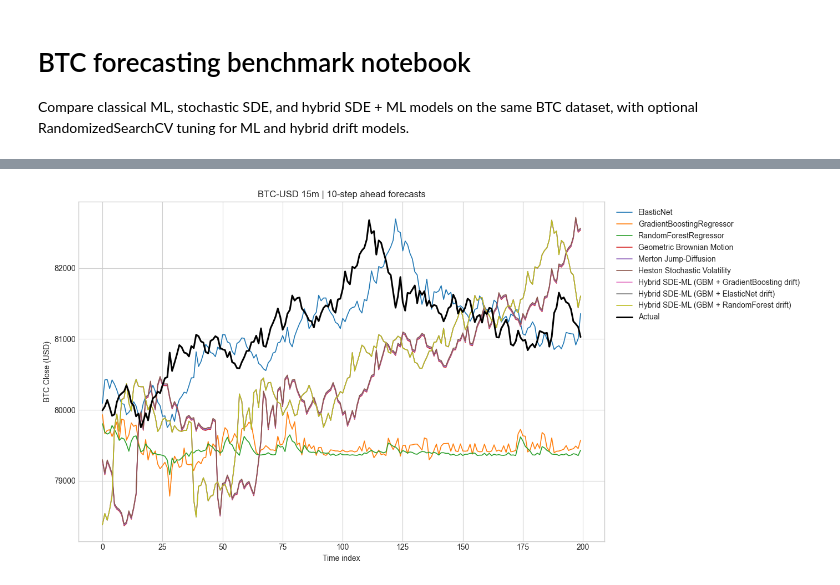
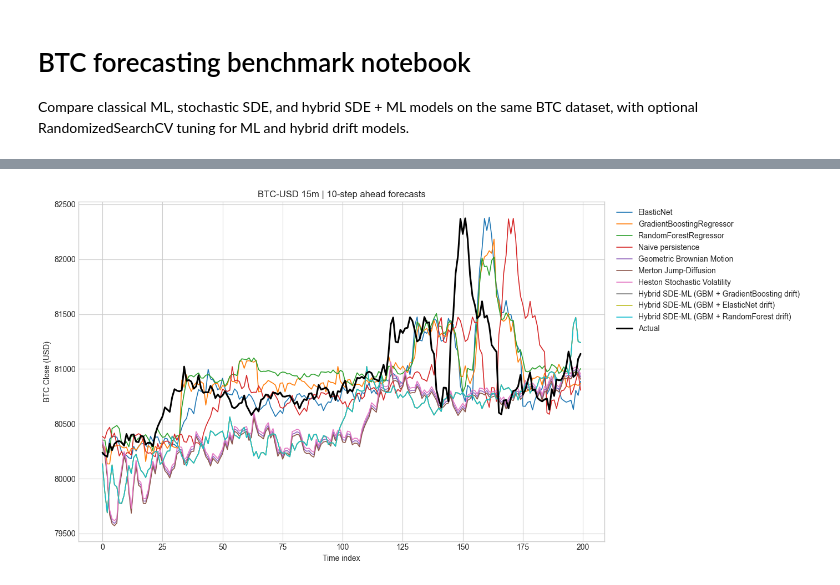
Before and after one commit to Psellloni/Bitcoin-price-prediction, a Jupyter notebook: hybrid_inference.ipynb, the cells around one changed output, grey strips where cells are left out. Cells and saved outputs as stored; diff of their text form; code cells hidden in the pictures.

```diff
--- a/hybrid_inference.ipynb
+++ b/hybrid_inference.ipynb
@@ -145,7 +196,7 @@ df.head()
 # %%
 prices = df['BTC_Close'].to_numpy(dtype=float)
 supervised_df = make_supervised_frame(df, horizon=HORIZON)
-feature_cols = [col for col in supervised_df.columns if col.startswith(('close_lag_', 'volume_lag_'))] + ['high_lag_1', 'low_lag_1', 'hl_range_lag_1', 'sma_20_lag_1', 'rsi_14_lag_1']
+feature_cols = ['BTC_Close', 'BTC_High', 'BTC_Low', 'BTC_Volume', 'close_lag_10', 'high_lag_1', 'low_lag_1', 'hl_range_lag_1', 'sma_20_lag_1', 'rsi_14_lag_1']
 
 split_idx = int(len(prices) * (1 - TEST_SIZE))
 train_prices = prices[:split_idx]
@@ -156,6 +207,11 @@ train_df = supervised_df.iloc[:split_supervised].copy()
 test_df = supervised_df.iloc[split_supervised:].copy()
 eval_start_index = max(0, split_idx - CONTEXT_BARS)
 
+naive_pred_raw = list(test_df['close_lag_10'])
+test_df = test_df.drop('close_lag_10', axis=1)
+train_df = train_df.drop('close_lag_10', axis=1)
+feature_cols.remove('close_lag_10')
+
 X_train = train_df[feature_cols].to_numpy(dtype=float)
 y_train = train_df['target'].to_numpy(dtype=float)
 X_test = test_df[feature_cols].to_numpy(dtype=float)
@@ -167,3 +244,5 @@ len(train_prices), len(eval_prices), X_train.shape, X_test.shape
+# %%
+test_df_temp = test_df.copy()
 # %%
 ml_models = [
     ElasticNetModel(alpha=0.001, l1_ratio=0.5, random_state=42),
@@ -186,13 +265,27 @@ hybrid_models = [
 results = []
 predictions = {}
 best_params = {}
+reference_series = {}
 
 for model in ml_models:
     metrics, y_pred = evaluate_tabular_model(model, X_train, y_train, X_test, y_test)
     results.append(metrics)
     predictions[model.model_name] = (y_test, y_pred)
+    reference_series[model.model_name] = X_test[:, 0]
+    test_df_temp[model.model_name+'_pred'] = y_pred
     if getattr(model, 'best_params_', None) is not None:
         best_params[model.model_name] = model.best_params_
+
+# Persistence baseline must be evaluated on the same supervised test rows as tabular ML models.
+# Here close_lag_1 is the last observed price available at forecast origin.
+naive_true = y_test
+naive_pred = naive_pred_raw
+naive_ref = naive_pred_raw
+naive_metrics_row = {'model': 'Naive persistence', **regression_metrics(naive_true, naive_pred)}
+naive_metrics_row.update(directional_accuracy(naive_true, naive_pred, naive_ref))
+results.append(naive_metrics_row)
+predictions['Naive persistence'] = (naive_true, naive_pred)
+reference_series['Naive persistence'] = naive_ref
 
 for model in sde_models:
     metrics, y_true, y_pred = evaluate_sde_model(
@@ -205,6 +298,7 @@ for model in sde_models:
     )
     results.append(metrics)
     predictions[model.model_name] = (y_true, y_pred)
+    reference_series[model.model_name] = eval_prices[:len(y_pred)]
 
 for model in hybrid_models:
     metrics, y_true, y_pred = evaluate_hybrid_model(
@@ -216,6 +310,7 @@ for model in hybrid_models:
     )
     results.append(metrics)
     predictions[model.model_name] = (y_true, y_pred)
+    reference_series[model.model_name] = eval_prices[model.n_lag_returns:model.n_lag_returns + len(y_pred)]
     if getattr(model, 'best_params_', None) is not None:
         best_params[model.model_name] = model.best_params_
 # %% [output]
@@ -281,0 +494,9 @@ pd.DataFrame([{'model': name, 'best_params': params} for name, params in best_pa
+# %%
+wf_summary_rows = []
+for model_name, df_wf in wf_results.items():
+    row = walk_forward_summary(df_wf).iloc[0].to_dict()
+    row['model'] = model_name
+    wf_summary_rows.append(row)
+
+wf_summary_df = pd.DataFrame(wf_summary_rows)[['model', 'MAE_mean', 'MAE_std', 'RMSE_mean', 'RMSE_std', 'R2_mean', 'R2_std', 'DA_mean', 'PrecisionLong_mean', 'RecallLong_mean']]
+wf_summary_df.sort_values('MAE_mean').reset_index(drop=True)
@@ -316,14 +544,13 @@ pd.DataFrame(significance_checks)
 # %%
 plt.figure(figsize=(14, 7))
 for model_name, (y_true, y_pred) in predictions.items():
-    plt.plot(y_pred[:200], label=model_name, linewidth=1.2)
+    plt.plot(y_pred[200:400], label=model_name, linewidth=1.2)
 
-reference_true = next(iter(predictions.values()))[0]
-plt.plot(reference_true[:200], label='Actual', color='black', linewidth=2.2)
+plt.plot(y_test[200:400], label='Actual', color='black', linewidth=2.2)
 plt.title(f'BTC-USD {INTERVAL} | {HORIZON}-step ahead forecasts')
 plt.xlabel('Time index')
 plt.ylabel('BTC Close (USD)')
 plt.legend(loc='upper left', bbox_to_anchor=(1.01, 1.0))
 plt.tight_layout()
 # %% [output]
-[figure, old version]
+[figure, new version]
```
Also changed, not shown: parts of 19 cells of this notebook, 6 other files.
